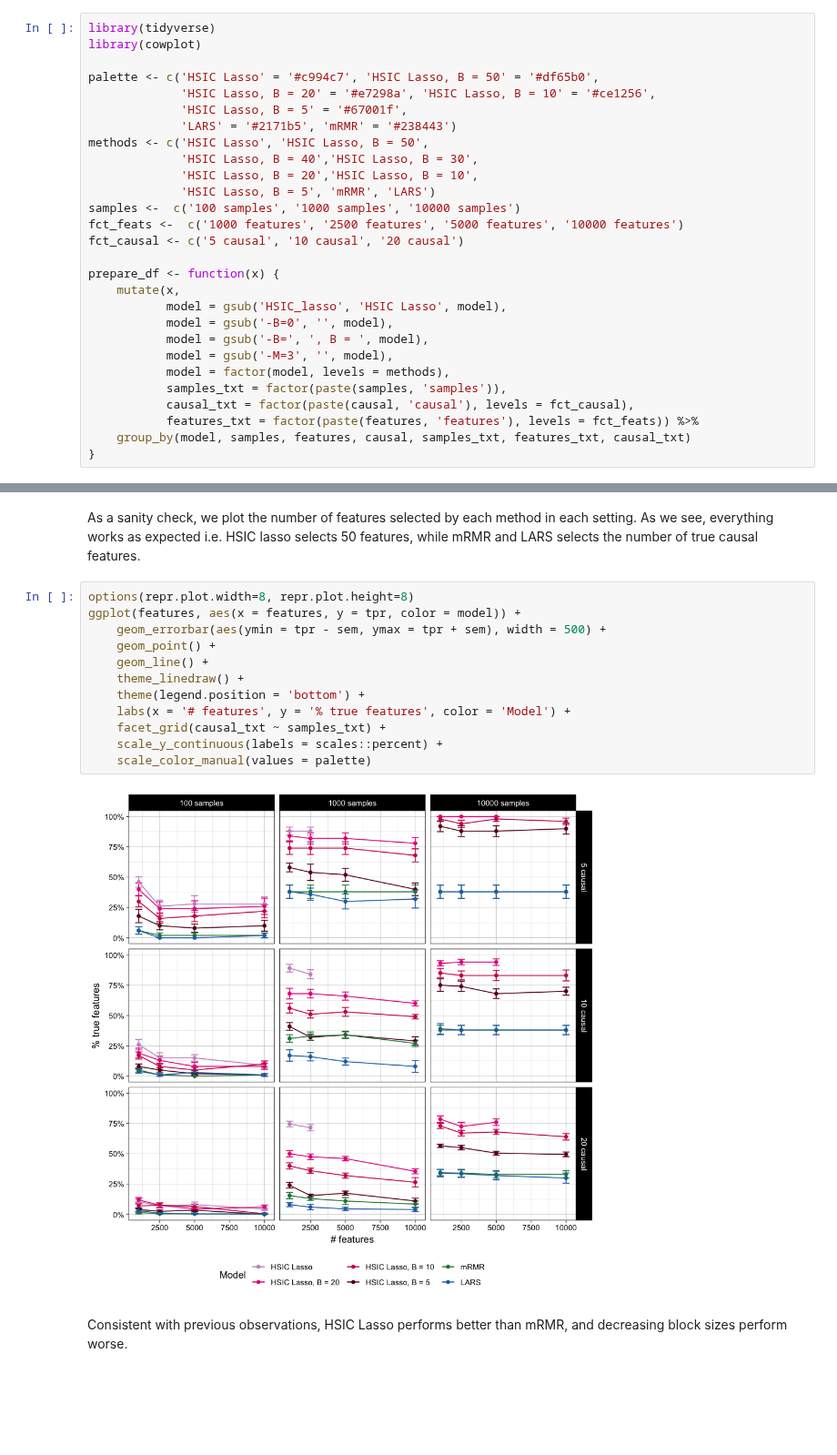
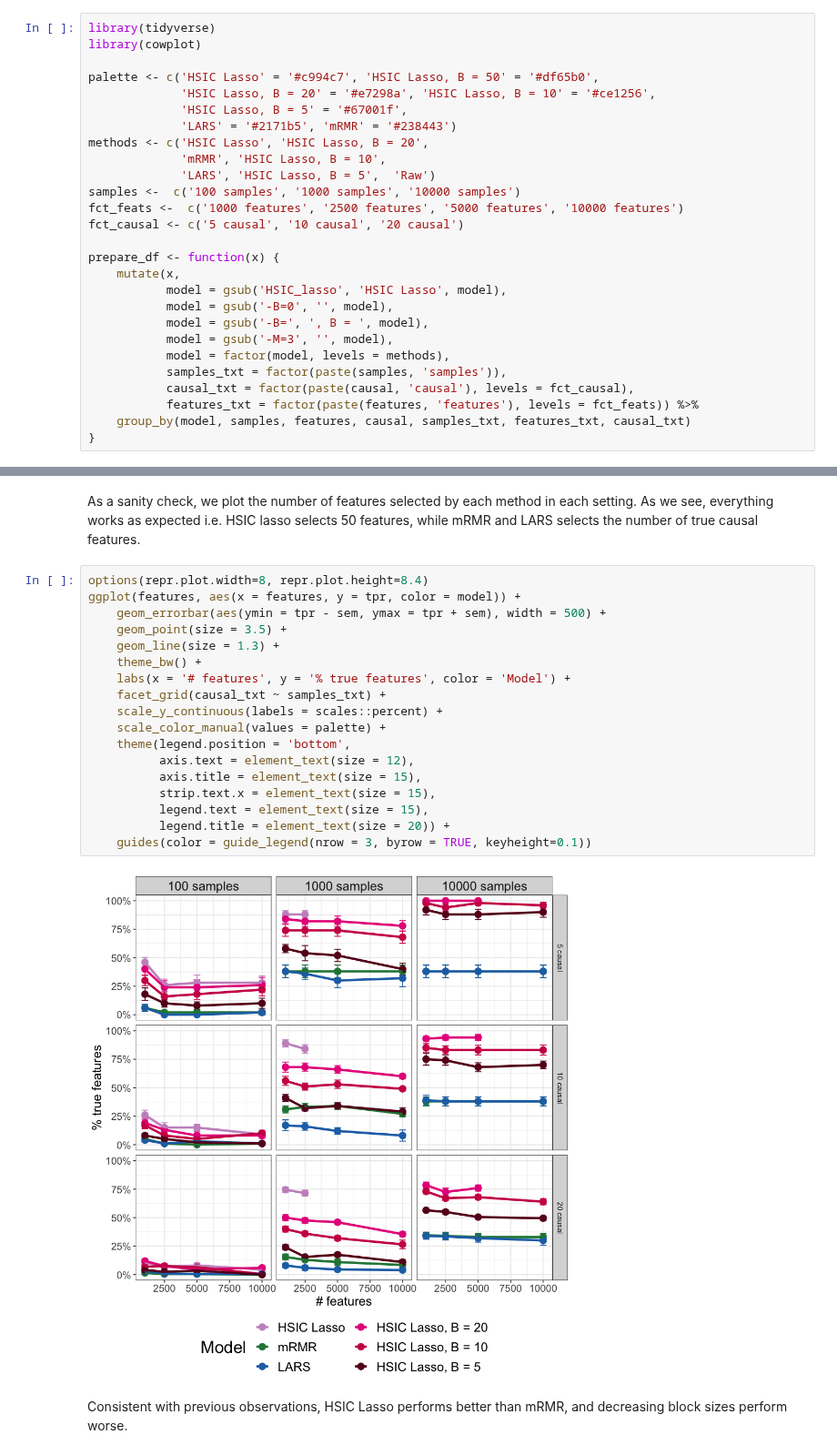
Before and after one commit to hclimente/nori, a Jupyter notebook: doc/benchmark.ipynb, the cells around one changed output, grey strips where cells are left out. Shown at 91% size. Saved outputs shown, nothing was run; the diff lists cells and outputs as text; blank space fills up the shorter version.

Commit message:
figures formatted for presentation

```diff
--- a/doc/benchmark.ipynb
+++ b/doc/benchmark.ipynb
@@ -11,10 +11,9 @@ palette <- c('HSIC Lasso' = '#c994c7', 'HSIC Lasso, B = 50' = '#df65b0',
              'HSIC Lasso, B = 20' = '#e7298a', 'HSIC Lasso, B = 10' = '#ce1256',
              'HSIC Lasso, B = 5' = '#67001f',
              'LARS' = '#2171b5', 'mRMR' = '#238443')
-methods <- c('HSIC Lasso', 'HSIC Lasso, B = 50',
-             'HSIC Lasso, B = 40','HSIC Lasso, B = 30',
-             'HSIC Lasso, B = 20','HSIC Lasso, B = 10',
-             'HSIC Lasso, B = 5', 'mRMR', 'LARS')
+methods <- c('HSIC Lasso', 'HSIC Lasso, B = 20',
+             'mRMR', 'HSIC Lasso, B = 10',
+             'LARS', 'HSIC Lasso, B = 5',  'Raw')
 samples <-  c('100 samples', '1000 samples', '10000 samples')
 fct_feats <-  c('1000 features', '2500 features', '5000 features', '10000 features')
 fct_causal <- c('5 causal', '10 causal', '20 causal')
@@ -212,19 +211,25 @@ ggplot(features, aes(selected, fill = model)) +
 # %% [markdown]
 As a sanity check, we plot the number of features selected by each method in each setting. As we see, everything works as expected i.e. HSIC lasso selects 50 features, while mRMR and LARS selects the number of true causal features.
 # %%
-options(repr.plot.width=8, repr.plot.height=8)
+options(repr.plot.width=8, repr.plot.height=8.4)
 ggplot(features, aes(x = features, y = tpr, color = model)) +
     geom_errorbar(aes(ymin = tpr - sem, ymax = tpr + sem), width = 500) +
-    geom_point() +
-    geom_line() +
-    theme_linedraw() +
-    theme(legend.position = 'bottom') +
+    geom_point(size = 3.5) +
+    geom_line(size = 1.3) +
+    theme_bw() +
     labs(x = '# features', y = '% true features', color = 'Model') +
     facet_grid(causal_txt ~ samples_txt) +
     scale_y_continuous(labels = scales::percent) +
-    scale_color_manual(values = palette)
+    scale_color_manual(values = palette) +
+    theme(legend.position = 'bottom',
+          axis.text = element_text(size = 12),
+          axis.title = element_text(size = 15),
+          strip.text.x = element_text(size = 15),
+          legend.text = element_text(size = 15),
+          legend.title = element_text(size = 20)) +
+    guides(color = guide_legend(nrow = 3, byrow = TRUE, keyheight=0.1))
 # %% [output]
-[figure, old version]
+[figure, new version]
 # %% [markdown]
 Consistent with previous observations, HSIC Lasso performs better than mRMR, and decreasing block sizes perform worse.
 # %% [markdown]
```
Also changed, not shown: parts of 8 cells of this notebook, 4 other files.
